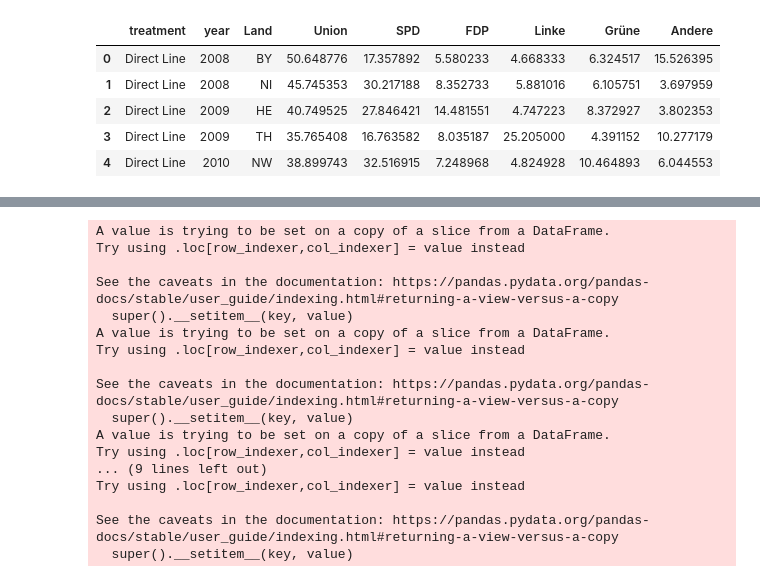
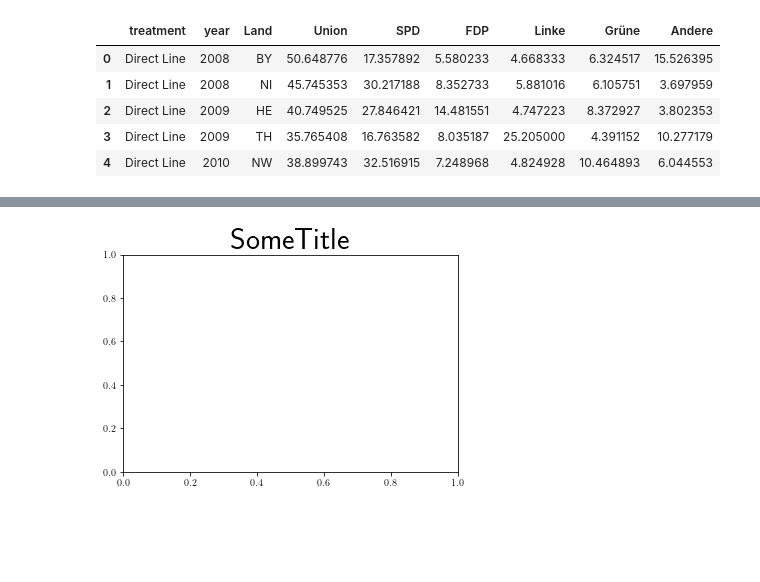
Before and after one commit to jan-schaeffer/powerlinemonsters, a Jupyter notebook: ltw_eda.ipynb, the cells around one changed output, grey strips where cells are left out. Drawn from its saved outputs; the diff is of its cells as text; code cells hidden in the pictures; blank space fills up the shorter version.

```diff
--- a/ltw_eda.ipynb
+++ b/ltw_eda.ipynb
@@ -342,69 +365,0 @@ See the caveats in the documentation: https://pandas.pydata.org/pandas-docs/stab
-# %%
-from geopandas.tools import overlay
-abb = {'BY': 'Bavaria', 'HE': 'Hesse', 'NW': 'North-Rhine Westphalia', 'NI': 'Lower Saxony', 'TH': 'Thuringia'}
-legend_dict = {2005: 'DENA 2005', 2010: 'EnLAG 2009', 2014: 'BBPlG 2013'}
-# initialize figure
-fig, ax = plt.subplots(nrows=3, ncols=5, figsize=(10, 10), dpi=300, constrained_layout=True)
-# title for entire figure
-fig.suptitle('State Parliament Election treated', fontsize=20)
-for i, (abb, state) in enumerate(abb.items()):
-    # keep only obs. corresponding to state
-    state_treated = ltw_treatment_plot[ltw_treatment_plot['Land'] == abb]
-    state_treated['year'] = state_treated['year'].astype(str)
-    states_plot = states[states['SN_L'] == abb]
-    # keep only parts of powerlines that intersect state
-    powerlines_state = powerlines.overlay(states_plot, how='intersection')
-    # Get years
-    years = state_treated['year'].unique().astype(int).tolist()
-    for j, year in enumerate(years):
-        # subset powerlines
-        plot_pl = powerlines_state[powerlines_state['year'] <= year]
-        plot_pl = plot_pl.sort_values('year')
-        plot_pl['year'] = plot_pl['year'].astype(str)
-        # draw subfig
-        ax[j, i].set_aspect('equal')
-        ax[j, i].set_adjustable('datalim', share=True)
-        ax[j, i].set_axis_off()
-        if j == 0:
-            ax[j, i].set_title(f'{state}\n{year}')
-        else:
-            ax[j, i].set_title(f'{year}')
-        if year >= 2005 and year < 2010:
-            state_treated.plot(ax=ax[j, i], column='t2005', cmap='viridis', legend=True, edgecolor='darkblue', lw=0.01, zorder=1)
-        if year >= 2010 and year < 2014:
-            state_treated.plot(ax=ax[j, i], column='t2010', cmap='viridis', legend=True, edgecolor='darkblue', lw=0.01, zorder=1)
-        if year >= 2014:
-            state_treated.plot(ax=ax[j, i], column='t2014', cmap='viridis', legend=True, edgecolor='darkblue', lw=0.01, zorder=1)
-        plot_pl.plot(ax=ax[j, i], column='descriptio', cmap='winter', legend=False, lw=2, zorder=2)
-    # replace legend
-    def replace_legend_items(legend, mapping):
-        for txt in legend.texts:
-            for k,v in mapping.items():
-                if txt.get_text() == str(k):
-                    txt.set_text(v)
-    #replace_legend_items(ax[j, i].get_legend(), legend_dict)
-# remove individual legends and add common
-#lines_labels = [ax.get_legend_handles_labels() for ax in fig.axes]
-#lines, labels = [sum(lol, []) for lol in zip(*lines_labels)]
-#fig.legend(lines, labels)
-#[r.get_legend().remove()for r in ax]
-plt.savefig(f'{path}/figures/ltw/ltw_treated.png', bbox_inches="tight", pad_inches=0)
-plt.close()
-# %% [output]
-A value is trying to be set on a copy of a slice from a DataFrame.
-Try using .loc[row_indexer,col_indexer] = value instead
-
-See the caveats in the documentation: https://pandas.pydata.org/pandas-docs/stable/user_guide/indexing.html#returning-a-view-versus-a-copy
-  super().__setitem__(key, value)
-A value is trying to be set on a copy of a slice from a DataFrame.
-Try using .loc[row_indexer,col_indexer] = value instead
-
-See the caveats in the documentation: https://pandas.pydata.org/pandas-docs/stable/user_guide/indexing.html#returning-a-view-versus-a-copy
-  super().__setitem__(key, value)
-A value is trying to be set on a copy of a slice from a DataFrame.
-Try using .loc[row_indexer,col_indexer] = value instead
-... (9 lines left out)
-Try using .loc[row_indexer,col_indexer] = value instead
-
-See the caveats in the documentation: https://pandas.pydata.org/pandas-docs/stable/user_guide/indexing.html#returning-a-view-versus-a-copy
-  super().__setitem__(key, value)
@@ -421,0 +366,10 @@ See the caveats in the documentation: https://pandas.pydata.org/pandas-docs/stab
+# %%
+import matplotlib.pyplot as plt
+
+plt.rc('text', usetex=True)
+t = r'\fontsize{30pt}{3em}\selectfont{}{SomeTitle}'
+plt.title( t )
+
+plt.show()
+# %% [output]
+[figure, added]
```
Also changed, not shown: parts of 14 cells of this notebook, 2 other files.
